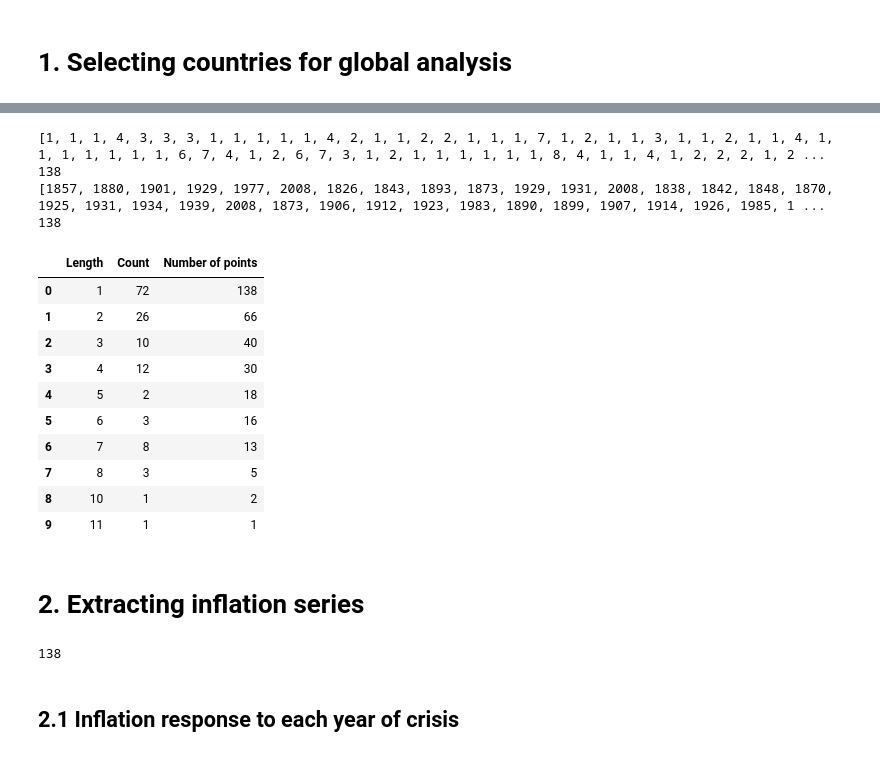
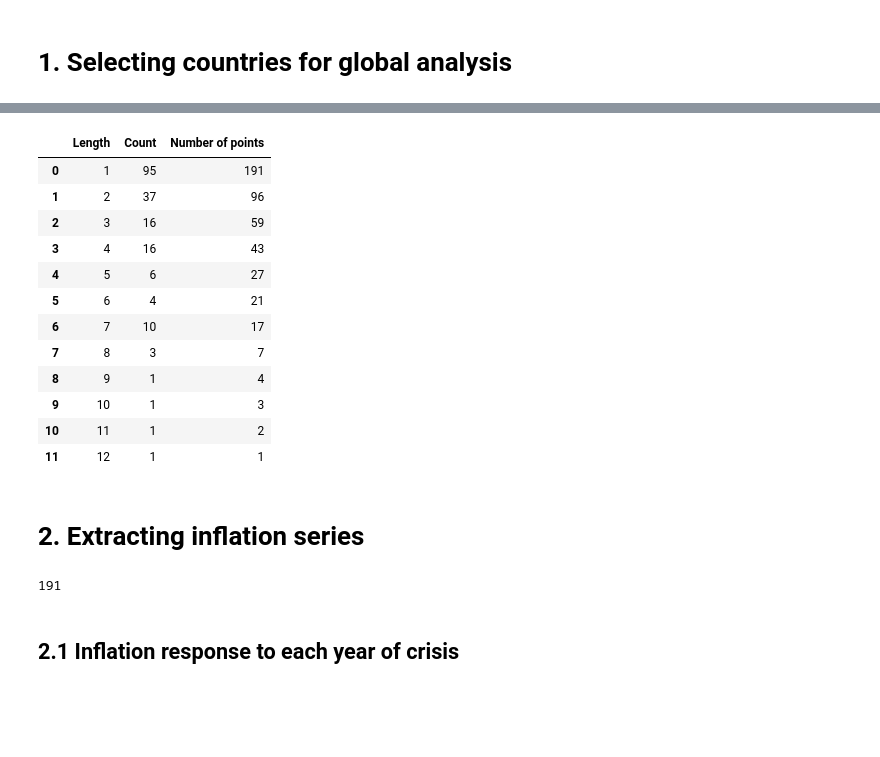
Before and after one commit to blengereau/Depression-and-recovery, a Jupyter notebook: code/mult_countries_research.ipynb, the cells around one changed output, grey strips where cells are left out. Cells and saved outputs as stored; diff of their text form; code cells hidden in the pictures; blank space fills up the shorter version.

```diff
--- a/code/mult_countries_research.ipynb
+++ b/code/mult_countries_research.ipynb
@@ -51,9 +49,13 @@ G20 = ['DEU', 'CAN', 'FRA', 'GBR', 'JPN', 'ITA', 'USA', 'ZAF', 'SAU', 'RUS', 'CH
 UE = ['DEU', 'FRA', 'AUT', 'BEL', 'DNK', 'ESP', 'NLD', 'POL', 'PRT', 'SWE']
 USA = ['USA']
 
+#List for all countries
+unique_countries_df1 = set(data['CC3'].unique())
+unique_countries_df2 = set(GDP_pc['Code'].unique())
+ALL = list(unique_countries_df1.intersection(unique_countries_df2))
+
 #Select a list among those listed above:
-countries_selected = OECD
-
+countries_selected = ALL
 #Create a dataset with the data of the countries of the list
 global_data = concat_dataset(GDP_pc, data, countries_selected, 'left')
 dummy_variable(global_data)
@@ -88,30 +69,22 @@ from functions import crisis_duration
 from functions import length_frequency
-# %%
-crisis_duration = crisis_duration(global_data)
-print(crisis_duration)
-print(len(crisis_duration))
-print(banking_crisis_only_first_year)
-print(len(banking_crisis_only_first_year))
-# %% [output]
-[1, 1, 1, 4, 3, 3, 3, 1, 1, 1, 1, 1, 4, 2, 1, 1, 2, 2, 1, 1, 1, 7, 1, 2, 1, 1, 3, 1, 1, 2, 1, 1, 4, 1, 1, 1, 1, 1, 1, 1, 6, 7, 4, 1, 2, 6, 7, 3, 1, 2, 1, 1, 1, 1, 1, 1, 8, 4, 1, 1, 4, 1, 2, 2, 2, 1, 2 ...
-138
-[1857, 1880, 1901, 1929, 1977, 2008, 1826, 1843, 1893, 1873, 1929, 1931, 2008, 1838, 1842, 1848, 1870, 1925, 1931, 1934, 1939, 2008, 1873, 1906, 1912, 1923, 1983, 1890, 1899, 1907, 1914, 1926, 1985, 1 ...
-138
 # %%
+crisis_duration = compute_crisis_duration(global_data)
 len_freq = length_frequency(crisis_duration)
 len_freq
 # %% [output]
 |  | Length | Count | Number of points |
-| 0 | 1 | 72 | 138 |
-| 1 | 2 | 26 | 66 |
-| 2 | 3 | 10 | 40 |
-| 3 | 4 | 12 | 30 |
-| 4 | 5 | 2 | 18 |
-| 5 | 6 | 3 | 16 |
-| 6 | 7 | 8 | 13 |
-| 7 | 8 | 3 | 5 |
-| 8 | 10 | 1 | 2 |
-| 9 | 11 | 1 | 1 |
+| 0 | 1 | 95 | 191 |
+| 1 | 2 | 37 | 96 |
+| 2 | 3 | 16 | 59 |
+| 3 | 4 | 16 | 43 |
+| 4 | 5 | 6 | 27 |
+| 5 | 6 | 4 | 21 |
+| 6 | 7 | 10 | 17 |
+| 7 | 8 | 3 | 7 |
+| 8 | 9 | 1 | 4 |
+| 9 | 10 | 1 | 3 |
+| 10 | 11 | 1 | 2 |
+| 11 | 12 | 1 | 1 |
 # %% [markdown]
 # 2. Extracting inflation series
 # %%
@@ -120,9 +93,9 @@ from functions import normalize_crisis_data
 # %%
 inflation_series = extract_inflation_series(global_data)
 norm_inflation_series = normalize_crisis_data(inflation_series)
-len(norm_inflation_series)
+len(inflation_series)
 # %% [output]
-138
+191
 # %% [markdown]
 ## 2.1 Inflation response to each year of crisis
 # %%
```
Also changed, not shown: parts of 25 cells of this notebook, 4 other files.
